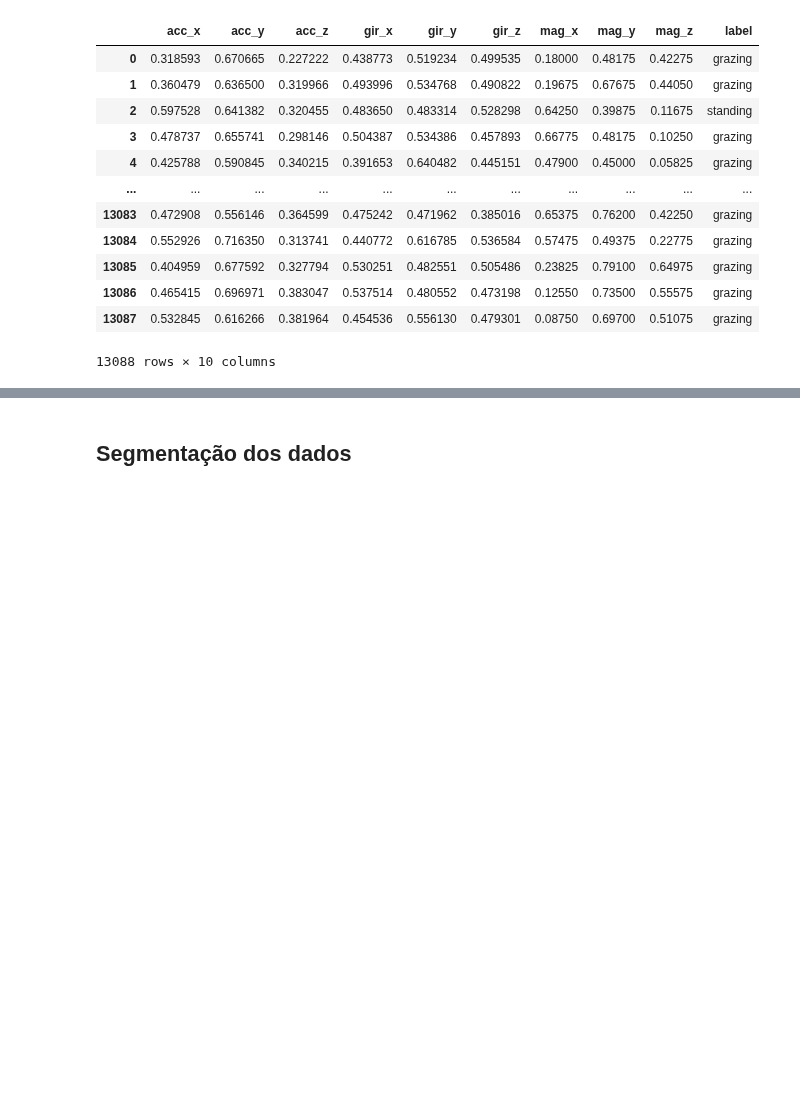
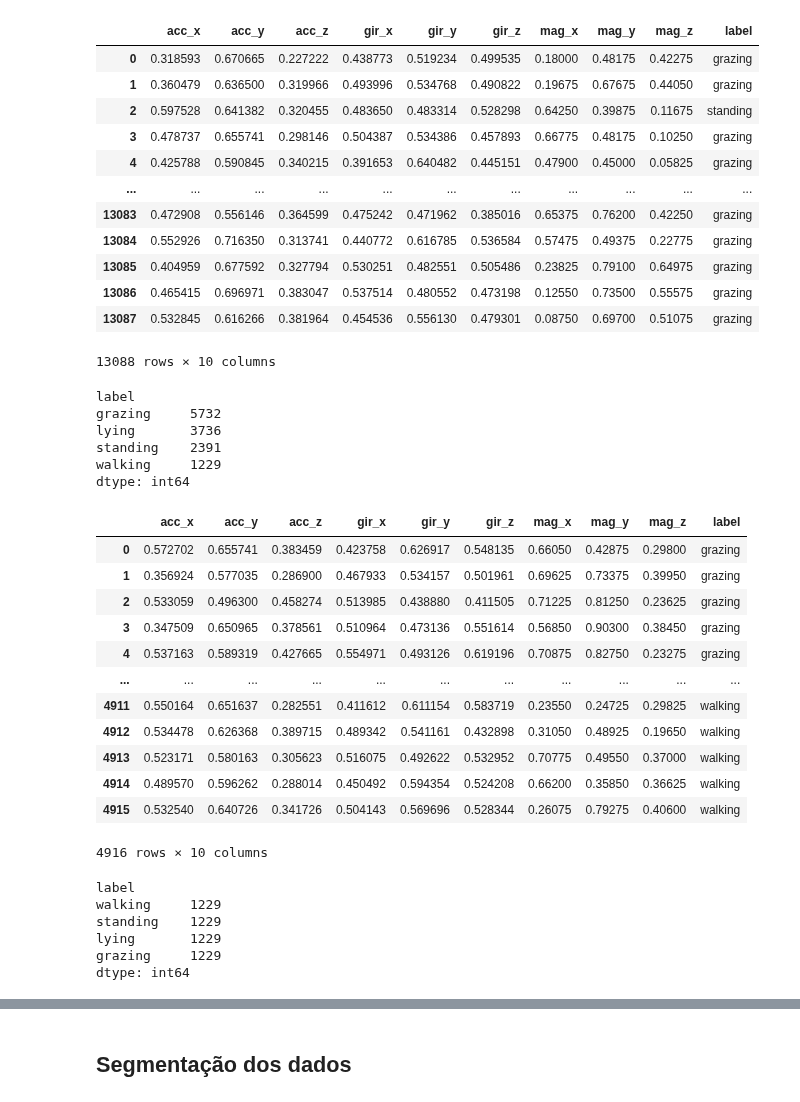
Before and after one commit to andssuu/moncattle, a Jupyter notebook: supervised/notebooks/cnn.ipynb, the cells around one changed output, grey strips where cells are left out. Cells and saved outputs as stored; diff of their text form; code cells hidden in the pictures; blank space fills up the shorter version.

```diff
--- a/supervised/notebooks/cnn.ipynb
+++ b/supervised/notebooks/cnn.ipynb
@@ -117,3 +118,39 @@ df_data
 | 13086 | 0.465415 | 0.696971 | 0.383047 | 0.537514 | 0.480552 | 0.473198 | 0.12550 | 0.73500 | 0.55575 | grazing |
 | 13087 | 0.532845 | 0.616266 | 0.381964 | 0.454536 | 0.556130 | 0.479301 | 0.08750 | 0.69700 | 0.51075 | grazing |
 13088 rows × 10 columns
+# %%
+df_data.value_counts('label')
+# %% [output]
+label
+grazing     5732
+lying       3736
+standing    2391
+walking     1229
+dtype: int64
+# %%
+data_drop = df_data.groupby('label')
+data_drop = data_drop.apply(lambda x: x.sample(data_drop.size().min())).reset_index(drop=True)
+data_drop
+# %% [output]
+|  | acc_x | acc_y | acc_z | gir_x | gir_y | gir_z | mag_x | mag_y | mag_z | label |
+| 0 | 0.572702 | 0.655741 | 0.383459 | 0.423758 | 0.626917 | 0.548135 | 0.66050 | 0.42875 | 0.29800 | grazing |
+| 1 | 0.356924 | 0.577035 | 0.286900 | 0.467933 | 0.534157 | 0.501961 | 0.69625 | 0.73375 | 0.39950 | grazing |
+| 2 | 0.533059 | 0.496300 | 0.458274 | 0.513985 | 0.438880 | 0.411505 | 0.71225 | 0.81250 | 0.23625 | grazing |
+| 3 | 0.347509 | 0.650965 | 0.378561 | 0.510964 | 0.473136 | 0.551614 | 0.56850 | 0.90300 | 0.38450 | grazing |
+| 4 | 0.537163 | 0.589319 | 0.427665 | 0.554971 | 0.493126 | 0.619196 | 0.70875 | 0.82750 | 0.23275 | grazing |
+| ... | ... | ... | ... | ... | ... | ... | ... | ... | ... | ... |
+| 4911 | 0.550164 | 0.651637 | 0.282551 | 0.411612 | 0.611154 | 0.583719 | 0.23550 | 0.24725 | 0.29825 | walking |
+| 4912 | 0.534478 | 0.626368 | 0.389715 | 0.489342 | 0.541161 | 0.432898 | 0.31050 | 0.48925 | 0.19650 | walking |
+| 4913 | 0.523171 | 0.580163 | 0.305623 | 0.516075 | 0.492622 | 0.532952 | 0.70775 | 0.49550 | 0.37000 | walking |
+| 4914 | 0.489570 | 0.596262 | 0.288014 | 0.450492 | 0.594354 | 0.524208 | 0.66200 | 0.35850 | 0.36625 | walking |
+| 4915 | 0.532540 | 0.640726 | 0.341726 | 0.504143 | 0.569696 | 0.528344 | 0.26075 | 0.79275 | 0.40600 | walking |
+4916 rows × 10 columns
+# %%
+data_drop.value_counts('label')
+# %% [output]
+label
+walking     1229
+standing    1229
+lying       1229
+grazing     1229
+dtype: int64
```
Also changed, not shown: parts of 23 cells of this notebook.
